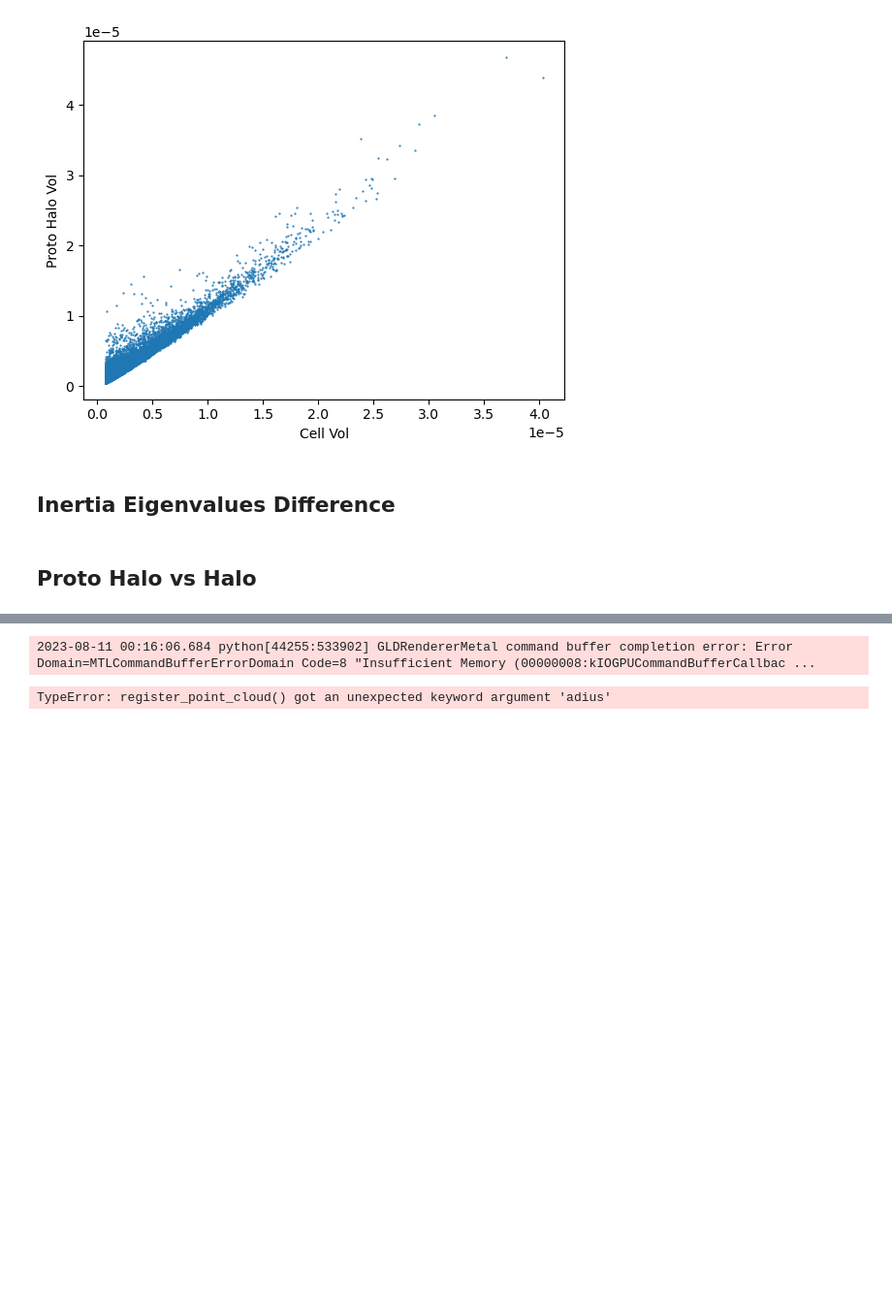
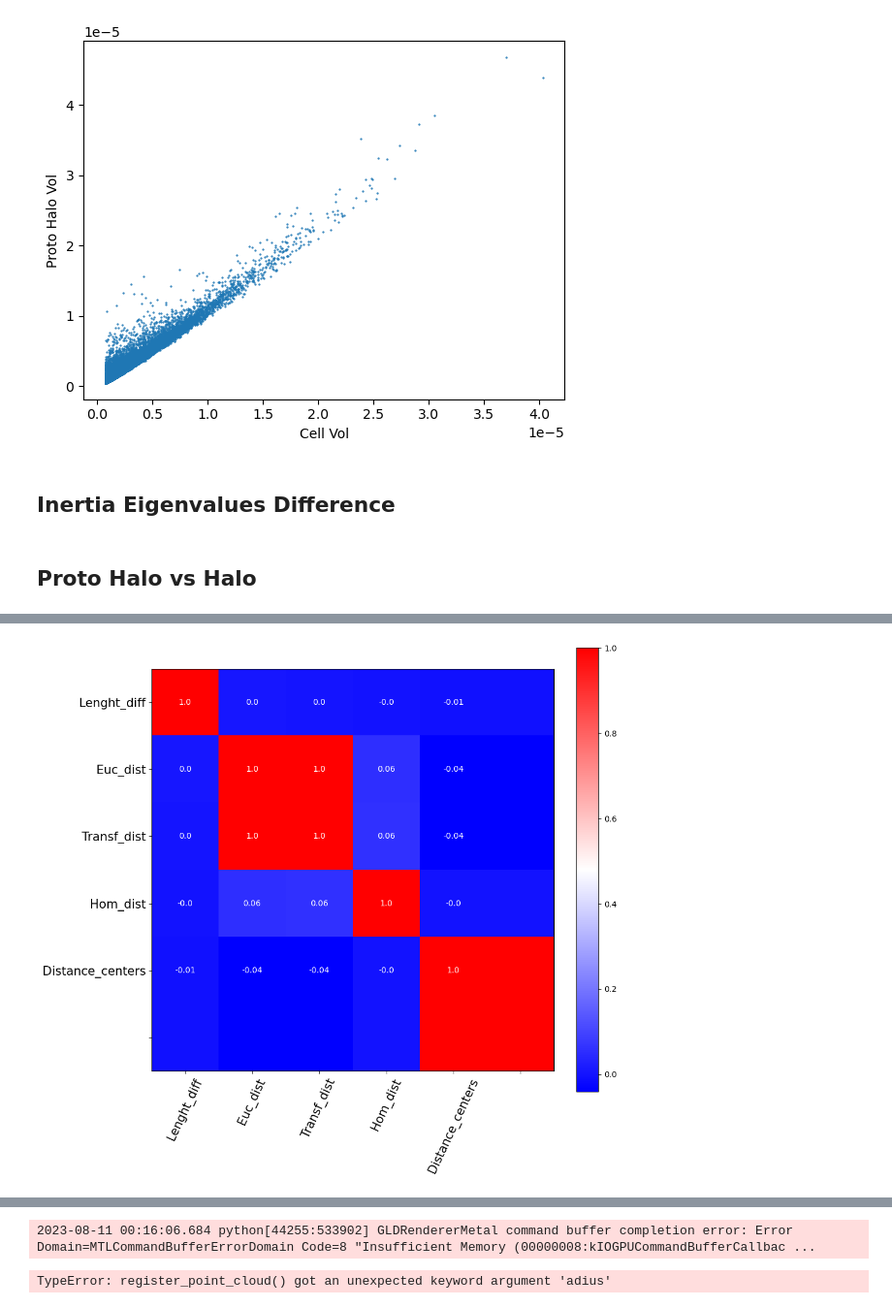
Before and after one commit to SGI-2023/astronomical-shape-analysis, a Jupyter notebook: testing_notebook.ipynb, the cells around one changed output, grey strips where cells are left out. Shown: that part at 97% size. Cells and saved outputs as stored; diff of their text form; code cells hidden in the pictures; blank space fills up the shorter version.

Commit message:
Hisograms and Correlation

```diff
--- a/testing_notebook.ipynb
+++ b/testing_notebook.ipynb
@@ -198,8 +200,8 @@ def barycenter(points):
 
     return bar
 # %%
-proto_halo = read_xyz("/Users/cisneras/SGIAstro/local/Halo_49.ixyz")
-halo = read_xyz("/Users/cisneras/SGIAstro/local/Halo_0.ixyz")
+proto_halo = read_xyz("/Users/cisneras/SGIAstro/local/HADES_1_halo_ptcl_z49.ixyz")
+halo = read_xyz("/Users/cisneras/SGIAstro/local/HADES_1_halo_ptcl_z0.ixyz")
 # %%
 pc_halo_i = vd.Points(proto_halo[0], c = "blue")
 pc_halo_f = vd.Points(halo[0], c = "red")
@@ -417,6 +421,9 @@ def homogeneous_dis(eigsys1, eigsys2, center_1, center_2):
     norm_A = np.linalg.norm(A, 2)
 
     return norm_A
+
+def distance_bary(center_1, center_2):
+    return np.linalg.norm(center_2 - center_1)
 # %%
 def visualize_axes(points, scale=4, colors = [[0.9, 0.0, 0], [0.5, 0.4, 0.0],[0., 0., 0.]]):
     # Compute the inertia tensor
@@ -471,7 +451,8 @@ distances = {"Cos_similarity":[],
             "Lenght_diff":[],
             "Euc_dist":[],
             "Transf_dist":[],
-            "Hom_dist":[]
+            "Hom_dist":[],
+            "Distance_centers":[]
             }
 
 # Loop over halos
@@ -481,6 +462,7 @@ for i in range(len(proto_halo)):
     points_ph =  proto_halo[i]
     points_h  =  halo[i]
 
+    # Get centers of mass of halos
     center_ph = barycenter(points_ph)
     center_h = barycenter(points_h)
 
@@ -498,6 +480,7 @@ for i in range(len(proto_halo)):
     distances["Euc_dist"].append(euc_dis(eigsystem_proto, eigsystem_halo))
     distances["Transf_dist"].append(transformation_dis(eigsystem_proto, eigsystem_halo))
     distances["Hom_dist"].append(homogeneous_dis(eigsystem_proto, eigsystem_halo, center_ph, center_h))
+    distances["Distance_centers"].append(distance_bary(center_ph, center_h))
 
 
 # Create data frame
@@ -524,0 +512,3 @@ print(df)
+# %%
+correlation = df.corr()
+print(correlation)
@@ -524,0 +531,18 @@ print(df)
+# %%
+fig, ax = plt.subplots(figsize=(10,10))
+im = ax.imshow(correlation, interpolation='nearest', cmap="bwr")
+fig.colorbar(im, orientation='vertical', fraction = 0.05)
+
+# Show all ticks and label them with the dataframe column name
+ax.set_xticklabels(df.columns, rotation=65, fontsize=15)
+ax.set_yticklabels(df.columns, rotation=0, fontsize=15)
+
+# Loop over data dimensions and create text annotations
+for i in range(len(df.columns)-1):
+    for j in range(len(df.columns)-1):
+        text = ax.text(j, i, round(correlation.to_numpy()[i, j], 2),
+                       ha="center", va="center", color="white")
+
+plt.show()
+# %% [output]
+[figure, added]
```
Also changed, not shown: parts of 13 cells of this notebook, 1 other file.
